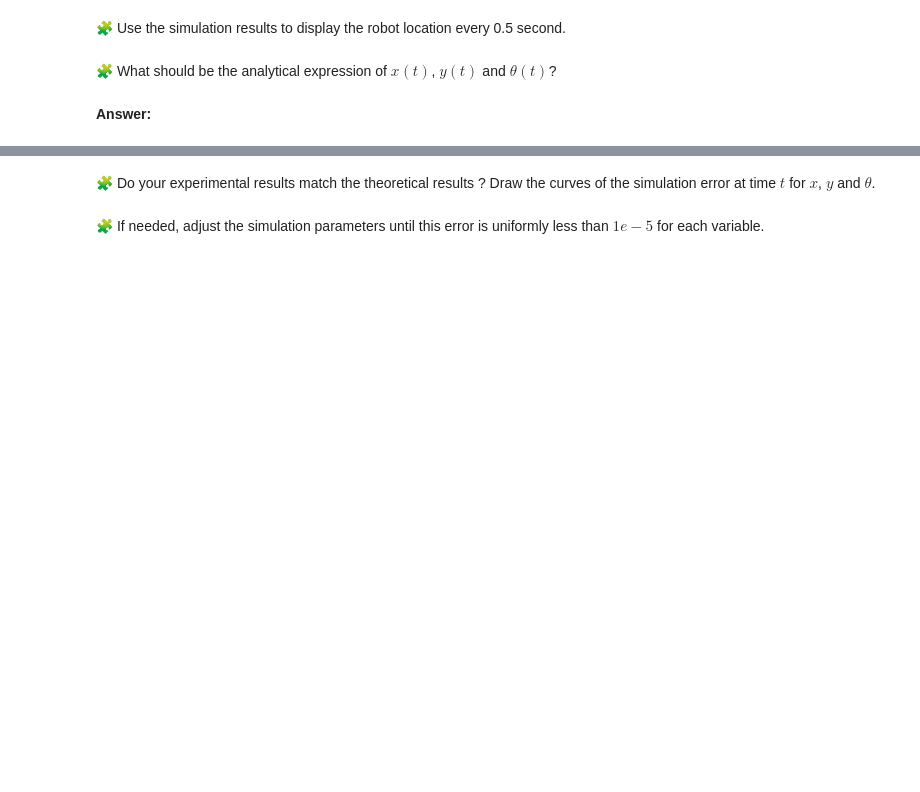
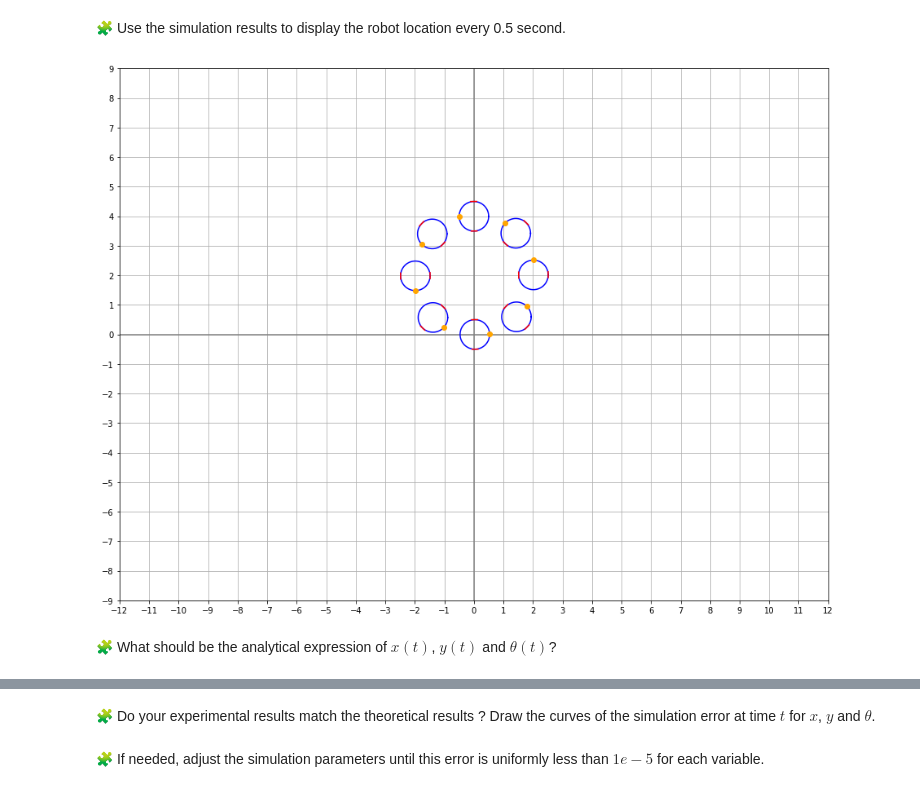
Before and after one commit to MarouaneBAZZAOUI0/control-engineering-with-python-project-2021-2022, a Jupyter notebook: Project - Step 1.ipynb, the cells around one changed output, grey strips where cells are left out. Saved outputs shown, nothing was run; the diff lists cells and outputs as text; code cells hidden in the pictures; blank space fills up the shorter version.

```diff
--- a/Project - Step 1.ipynb
+++ b/Project - Step 1.ipynb
@@ -143,4 +183,8 @@ pass
+# %%
+draw_arena(-12,12,-9,9)
+for i in range(0,len(X),50) :
+  draw_robot(X[i],Y[i],THETA[i])
+# %% [output]
+[figure, added]
 # %% [markdown]
 🧩 What should be the analytical expression of $x(t)$, $y(t)$ and $\theta(t)$?
-# %% [markdown]
-**Answer:**
```
Also changed, not shown: parts of 10 cells of this notebook.
